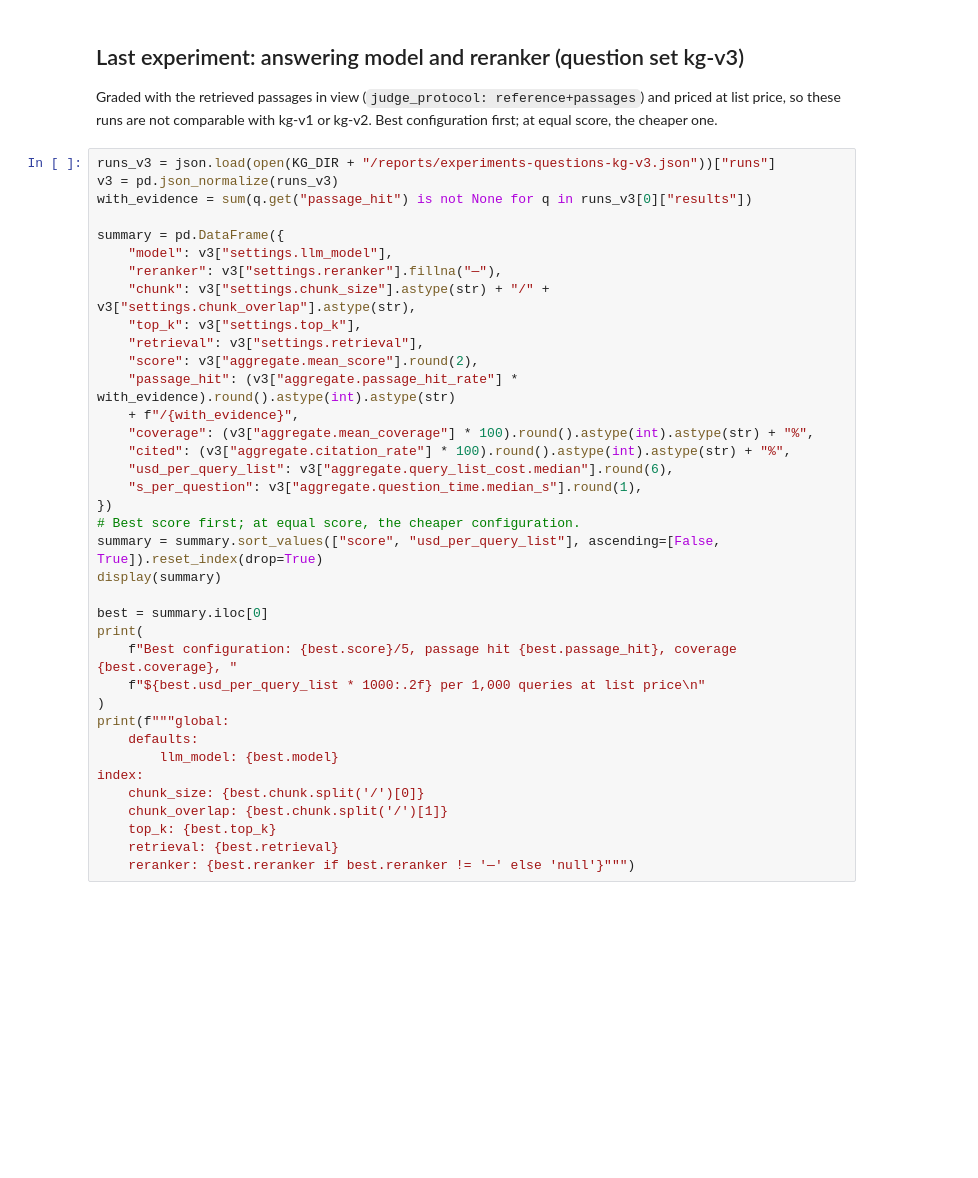
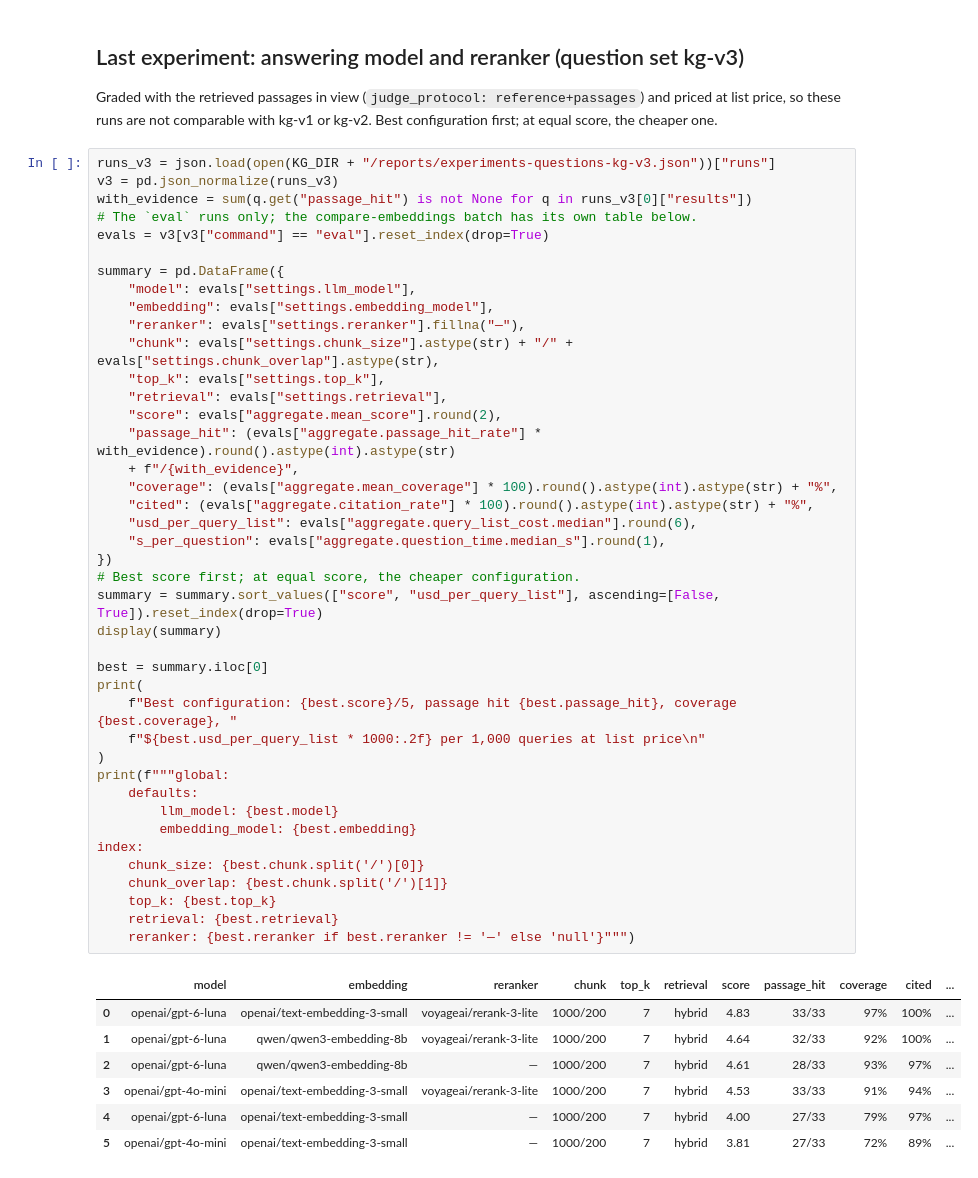
Before and after one commit to jmlon/zotero-rag, a Jupyter notebook: analysis.ipynb, the cells around one changed output. Drawn from its saved outputs; the diff is of its cells as text; blank space fills up the shorter version.

```diff
--- a/analysis.ipynb
+++ b/analysis.ipynb
@@ -38,37 +38,49 @@ Graded with the retrieved passages in view (`judge_protocol: reference+passages`
 # %%
 runs_v3 = json.load(open(KG_DIR + "/reports/experiments-questions-kg-v3.json"))["runs"]
 v3 = pd.json_normalize(runs_v3)
 with_evidence = sum(q.get("passage_hit") is not None for q in runs_v3[0]["results"])
+# The `eval` runs only; the compare-embeddings batch has its own table below.
+evals = v3[v3["command"] == "eval"].reset_index(drop=True)
 
 summary = pd.DataFrame({
-    "model": v3["settings.llm_model"],
-    "reranker": v3["settings.reranker"].fillna("—"),
-    "chunk": v3["settings.chunk_size"].astype(str) + "/" + v3["settings.chunk_overlap"].astype(str),
-    "top_k": v3["settings.top_k"],
-    "retrieval": v3["settings.retrieval"],
-    "score": v3["aggregate.mean_score"].round(2),
-    "passage_hit": (v3["aggregate.passage_hit_rate"] * with_evidence).round().astype(int).astype(str)
+    "model": evals["settings.llm_model"],
+    "embedding": evals["settings.embedding_model"],
+    "reranker": evals["settings.reranker"].fillna("—"),
+    "chunk": evals["settings.chunk_size"].astype(str) + "/" + evals["settings.chunk_overlap"].astype(str),
+    "top_k": evals["settings.top_k"],
+    "retrieval": evals["settings.retrieval"],
+    "score": evals["aggregate.mean_score"].round(2),
+    "passage_hit": (evals["aggregate.passage_hit_rate"] * with_evidence).round().astype(int).astype(str)
     + f"/{with_evidence}",
-    "coverage": (v3["aggregate.mean_coverage"] * 100).round().astype(int).astype(str) + "%",
-    "cited": (v3["aggregate.citation_rate"] * 100).round().astype(int).astype(str) + "%",
-    "usd_per_query_list": v3["aggregate.query_list_cost.median"].round(6),
-    "s_per_question": v3["aggregate.question_time.median_s"].round(1),
+    "coverage": (evals["aggregate.mean_coverage"] * 100).round().astype(int).astype(str) + "%",
+    "cited": (evals["aggregate.citation_rate"] * 100).round().astype(int).astype(str) + "%",
+    "usd_per_query_list": evals["aggregate.query_list_cost.median"].round(6),
+    "s_per_question": evals["aggregate.question_time.median_s"].round(1),
 })
 # Best score first; at equal score, the cheaper configuration.
 summary = summary.sort_values(["score", "usd_per_query_list"], ascending=[False, True]).reset_index(drop=True)
 display(summary)
 
 best = summary.iloc[0]
 print(
     f"Best configuration: {best.score}/5, passage hit {best.passage_hit}, coverage {best.coverage}, "
     f"${best.usd_per_query_list * 1000:.2f} per 1,000 queries at list price\n"
 )
 print(f"""global:
     defaults:
         llm_model: {best.model}
+        embedding_model: {best.embedding}
 index:
     chunk_size: {best.chunk.split('/')[0]}
     chunk_overlap: {best.chunk.split('/')[1]}
     top_k: {best.top_k}
     retrieval: {best.retrieval}
     reranker: {best.reranker if best.reranker != '—' else 'null'}""")
+# %% [output]
+|  | model | embedding | reranker | chunk | top_k | retrieval | score | passage_hit | coverage | cited | ... |
+| 0 | openai/gpt-6-luna | openai/text-embedding-3-small | voyageai/rerank-3-lite | 1000/200 | 7 | hybrid | 4.83 | 33/33 | 97% | 100% | ... |
+| 1 | openai/gpt-6-luna | qwen/qwen3-embedding-8b | voyageai/rerank-3-lite | 1000/200 | 7 | hybrid | 4.64 | 32/33 | 92% | 100% | ... |
+| 2 | openai/gpt-6-luna | qwen/qwen3-embedding-8b | — | 1000/200 | 7 | hybrid | 4.61 | 28/33 | 93% | 97% | ... |
+| 3 | openai/gpt-4o-mini | openai/text-embedding-3-small | voyageai/rerank-3-lite | 1000/200 | 7 | hybrid | 4.53 | 33/33 | 91% | 94% | ... |
+| 4 | openai/gpt-6-luna | openai/text-embedding-3-small | — | 1000/200 | 7 | hybrid | 4.00 | 27/33 | 79% | 97% | ... |
+| 5 | openai/gpt-4o-mini | openai/text-embedding-3-small | — | 1000/200 | 7 | hybrid | 3.81 | 27/33 | 72% | 89% | ... |
```
Also changed, not shown: parts of 19 cells of this notebook, 3 other files.
